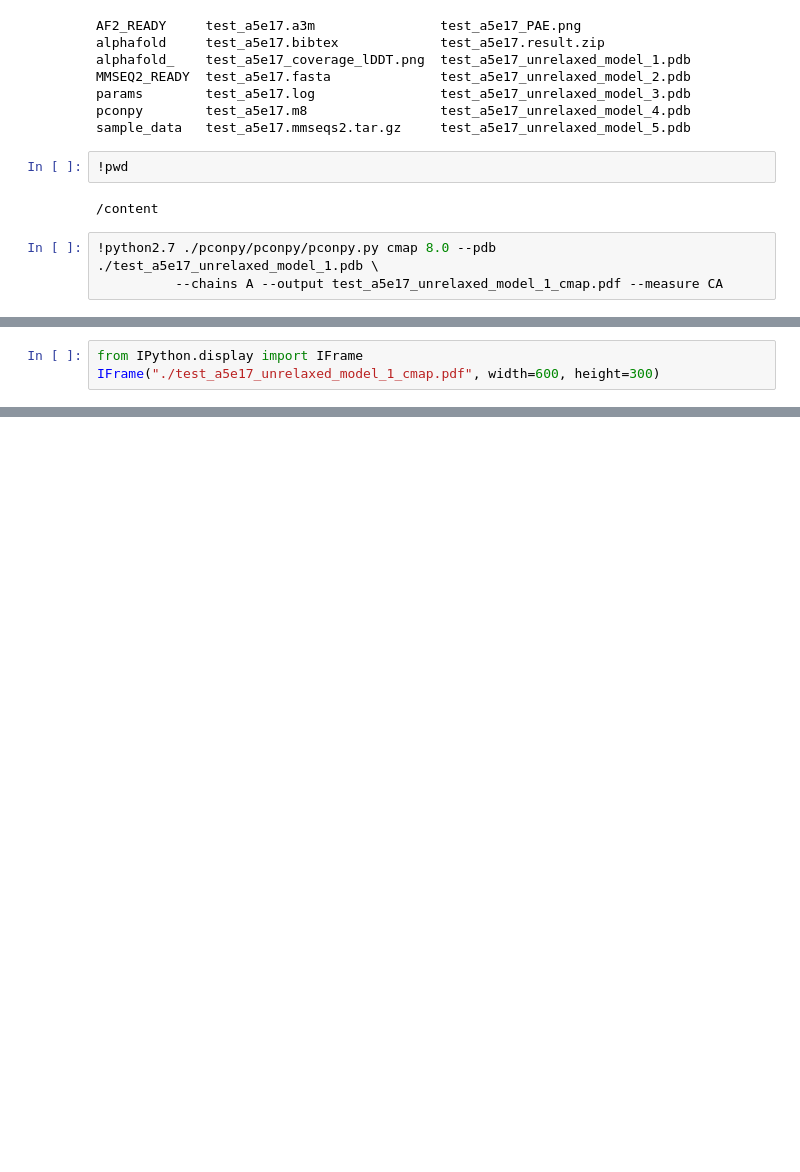
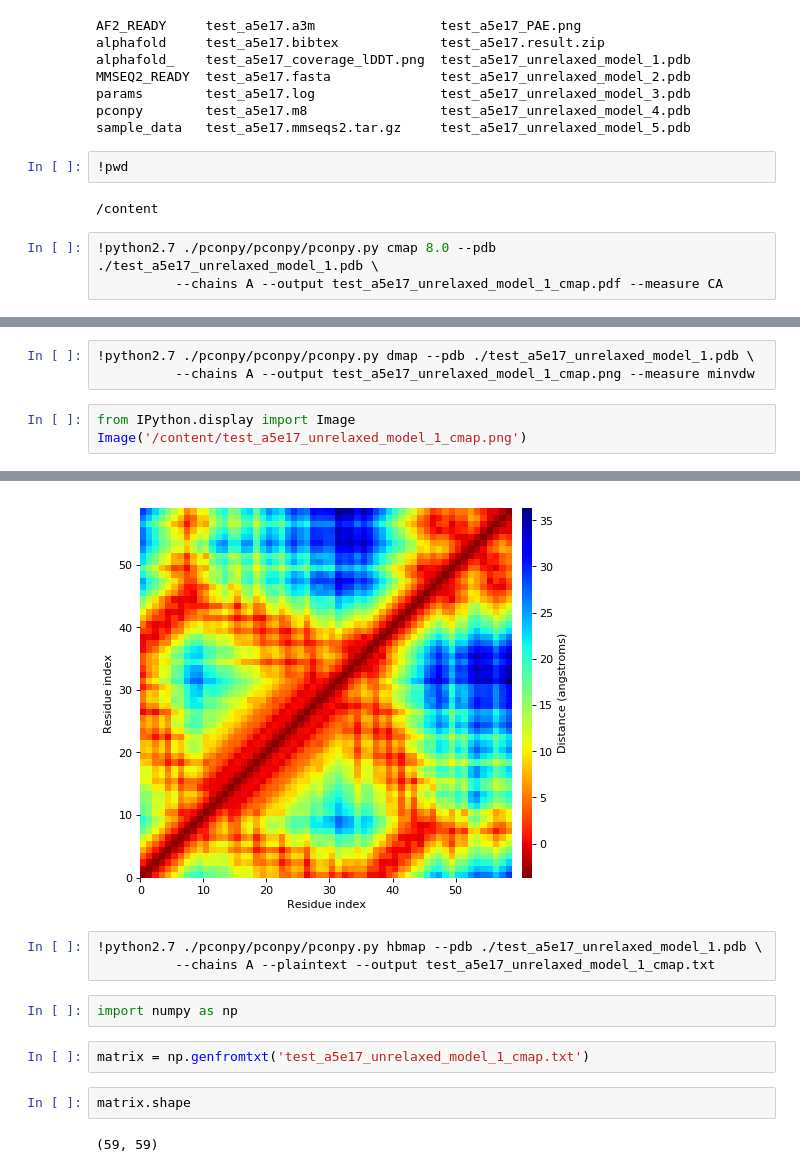
Before and after one commit to aminoscape/alphafold2-cmaps, a Jupyter notebook: experiments.ipynb, the cells around one changed output, grey strips where cells are left out. Drawn from its saved outputs; the diff is of its cells as text; blank space fills up the shorter version.

Commit message:
Display images

```diff
--- a/experiments.ipynb
+++ b/experiments.ipynb
@@ -849,4 +861,7 @@ sample_data   test_a5e17.mmseqs2.tar.gz     test_a5e17_unrelaxed_model_5.pdb
+# %%
+!python2.7 ./pconpy/pconpy/pconpy.py dmap --pdb ./test_a5e17_unrelaxed_model_1.pdb \
+          --chains A --output test_a5e17_unrelaxed_model_1_cmap.png --measure minvdw
 # %%
-from IPython.display import IFrame
-IFrame("./test_a5e17_unrelaxed_model_1_cmap.pdf", width=600, height=300)
+from IPython.display import Image
+Image('/content/test_a5e17_unrelaxed_model_1_cmap.png')
 # %% [output]
@@ -853,0 +868,12 @@ IFrame("./test_a5e17_unrelaxed_model_1_cmap.pdf", width=600, height=300)
+[figure, added]
+# %%
+!python2.7 ./pconpy/pconpy/pconpy.py hbmap --pdb ./test_a5e17_unrelaxed_model_1.pdb \
+          --chains A --plaintext --output test_a5e17_unrelaxed_model_1_cmap.txt
+# %%
+import numpy as np
+# %%
+matrix = np.genfromtxt('test_a5e17_unrelaxed_model_1_cmap.txt')
+# %%
+matrix.shape
+# %% [output]
+(59, 59)
```
Also changed, not shown: parts of 6 cells of this notebook.
